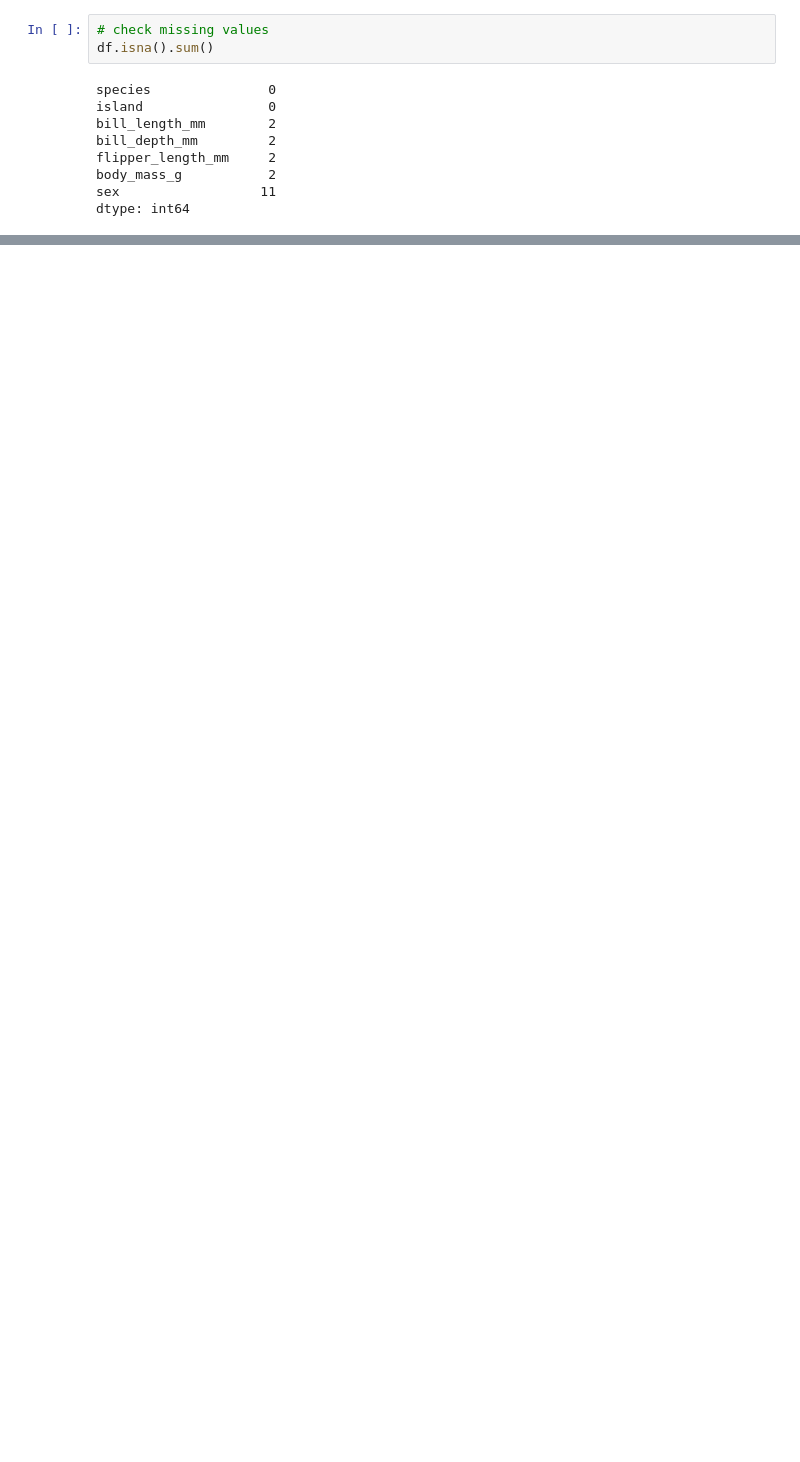
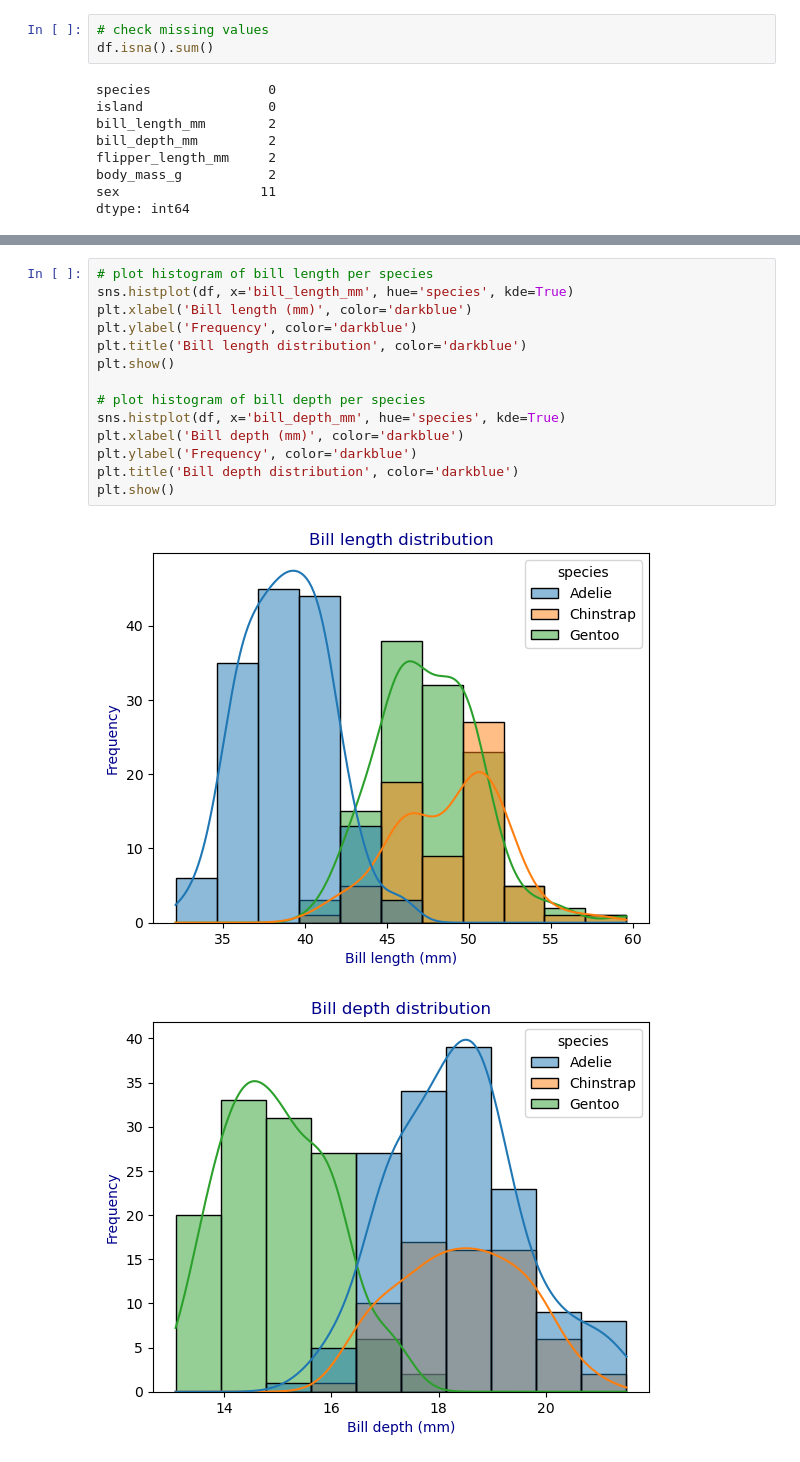
Before and after one commit to L-g00438909/my_work, a Jupyter notebook: penguins.ipynb, the cells around one changed output, grey strips where cells are left out. Drawn from its saved outputs; the diff is of its cells as text; blank space fills up the shorter version.

```diff
--- a/penguins.ipynb
+++ b/penguins.ipynb
@@ -363,0 +304,17 @@ plt.show()
+# %%
+# plot histogram of bill length per species
+sns.histplot(df, x='bill_length_mm', hue='species', kde=True)
+plt.xlabel('Bill length (mm)', color='darkblue')
+plt.ylabel('Frequency', color='darkblue')
+plt.title('Bill length distribution', color='darkblue')
+plt.show()
+
+# plot histogram of bill depth per species
+sns.histplot(df, x='bill_depth_mm', hue='species', kde=True)
+plt.xlabel('Bill depth (mm)', color='darkblue')
+plt.ylabel('Frequency', color='darkblue')
+plt.title('Bill depth distribution', color='darkblue')
+plt.show()
+# %% [output]
+[figure, added]
+[figure, added]
```
Also changed, not shown: parts of 95 cells of this notebook, 12 other files.
